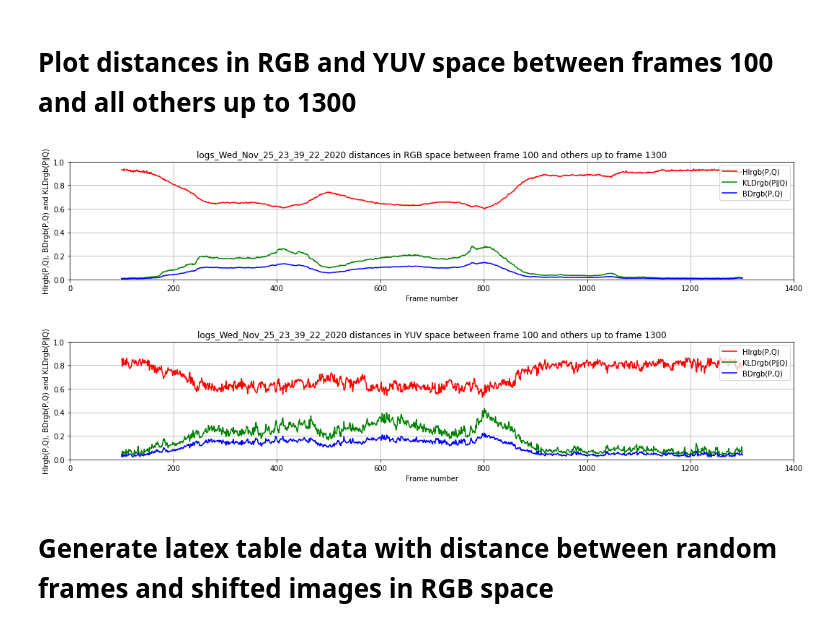
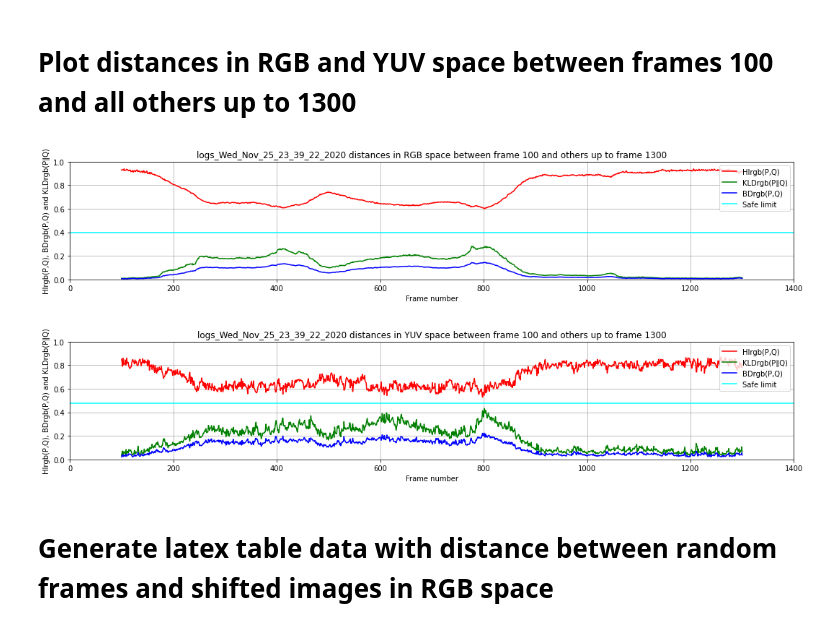
Before and after one commit to dsikar/notebooks, a Jupyter notebook: RGBMeans.ipynb, the cells around one changed output. Cells and saved outputs as stored; diff of their text form; code cells hidden in the pictures.

```diff
--- a/RGBMeans.ipynb
+++ b/RGBMeans.ipynb
@@ -1258,6 +1270,11 @@ plt.xlabel('Frame number')
 
 #plt.ylabel('Overlap percentage')
 #plt.xlabel('Frame number')
+# https://stackoverflow.com/questions/14716660/adding-extra-axis-ticks-using-matplotlib
+# safe limits
+plt.axhline(y = 0.4, color = 'cyan', label = 'Safe limit')
+# plt.xticks(list(plt.xticks()[0]) + extraticks)
+
 
 mytitle = 'logs_Wed_Nov_25_23_39_22_2020 distances in RGB space between frame 100 and others up to frame 1300'
 plt.title(mytitle)
@@ -1269,33 +1286,35 @@ plt.grid()
 plt.legend(loc='upper right')
 plt.show()
 # %% [output]
-[figure, old version]
+[figure, new version]
 # %%
 plt.plot(dist_plot_data[:,0], dist_plot_data[:,HI_YUV], label='HIrgb(P,Q)', color="red")
 plt.plot(dist_plot_data[:,0], dist_plot_data[:,RE_YUV], label='KLDrgb(P∥Q)', color="green")
 plt.plot(dist_plot_data[:,0], dist_plot_data[:,BD_YUV], label='BDrgb(P,Q)', color="blue")
 
 plt.ylabel('HIrgb(P,Q), BDrgb(P,Q) and KLDrgb(P∥Q)')
 plt.xlabel('Frame number')
 
 #plt.plot(hix, hiy, label='Hirgb(P,Q)', color="red")
 #plt.plot(rex, rey, label='DKLrgb(P∥Q)', color="green")
 #plt.plot(bdx, bdy, label='DBrgb(P,Q)', color="blue")
 
 #plt.ylabel('Overlap percentage')
 #plt.xlabel('Frame number')
 
+plt.axhline(y = 0.48, color = 'cyan', label = 'Safe limit')
+
 mytitle = 'logs_Wed_Nov_25_23_39_22_2020 distances in YUV space between frame 100 and others up to frame 1300'
 plt.title(mytitle)
 plt.xlim(0, 1400)
 plt.ylim(0, 1)
 #plt.grid(axis='y')
 plt.grid()
 
 plt.legend(loc='upper right')
 plt.show()
 # %% [output]
-[figure, old version]
+[figure, new version]
 # %% [markdown]
 # Generate latex table data with distance between random frames and shifted images in RGB space
 # %%
```
Also changed, not shown: parts of 3 cells of this notebook.
